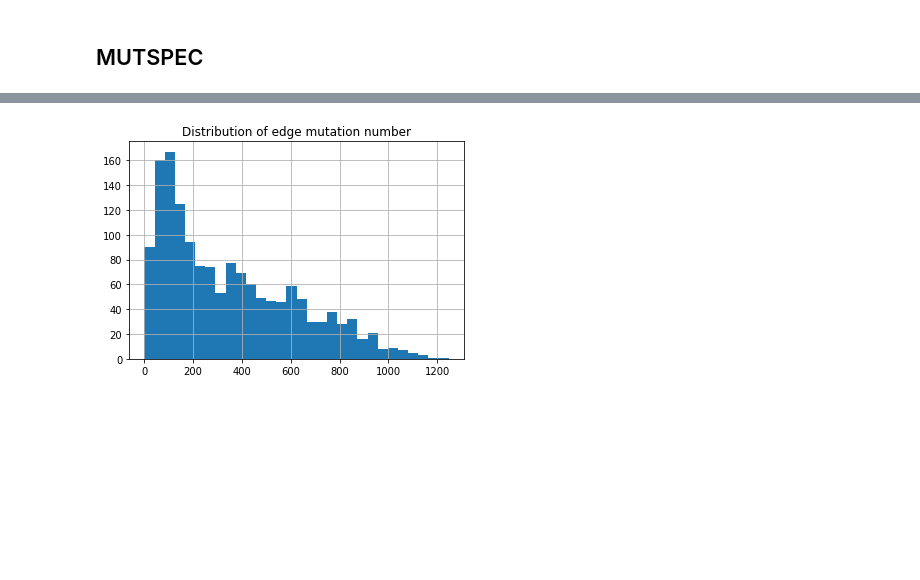
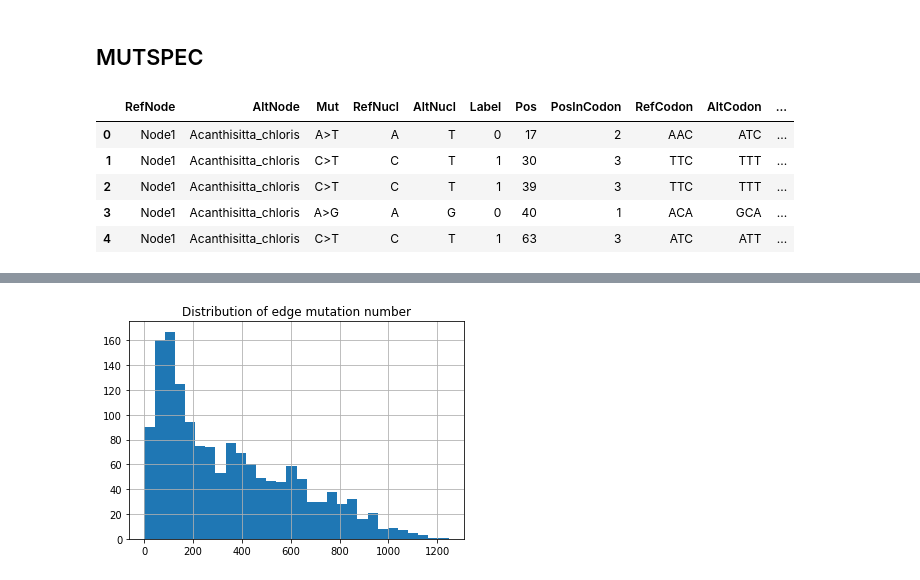
Before and after one commit to kpotoh/birds, a Jupyter notebook: nb/mut_extraction_birds.ipynb, the cells around one changed output, grey strips where cells are left out. Drawn from its saved outputs; the diff is of its cells as text; code cells hidden in the pictures; blank space fills up the shorter version.

```diff
--- a/nb/mut_extraction_birds.ipynb
+++ b/nb/mut_extraction_birds.ipynb
@@ -235,0 +236,9 @@ edge_mutspec_ff = pd.read_csv(f"../data/processed/{label}_mutspec_ff.csv")
+# %%
+mutations.head()
+# %% [output]
+|  | RefNode | AltNode | Mut | RefNucl | AltNucl | Label | Pos | PosInCodon | RefCodon | AltCodon | ... |
+| 0 | Node1 | Acanthisitta_chloris | A>T | A | T | 0 | 17 | 2 | AAC | ATC | ... |
+| 1 | Node1 | Acanthisitta_chloris | C>T | C | T | 1 | 30 | 3 | TTC | TTT | ... |
+| 2 | Node1 | Acanthisitta_chloris | C>T | C | T | 1 | 39 | 3 | TTC | TTT | ... |
+| 3 | Node1 | Acanthisitta_chloris | A>G | A | G | 0 | 40 | 1 | ACA | GCA | ... |
+| 4 | Node1 | Acanthisitta_chloris | C>T | C | T | 1 | 63 | 3 | ATC | ATT | ... |
```
Also changed, not shown: parts of 7 cells of this notebook, 5 other files.
